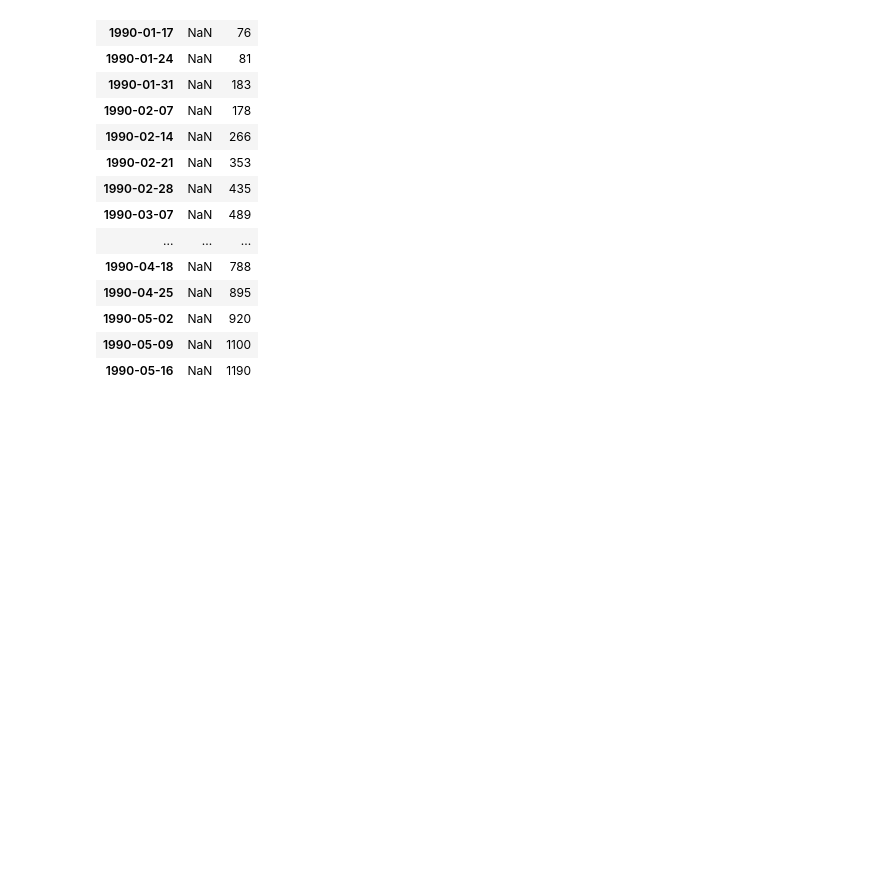
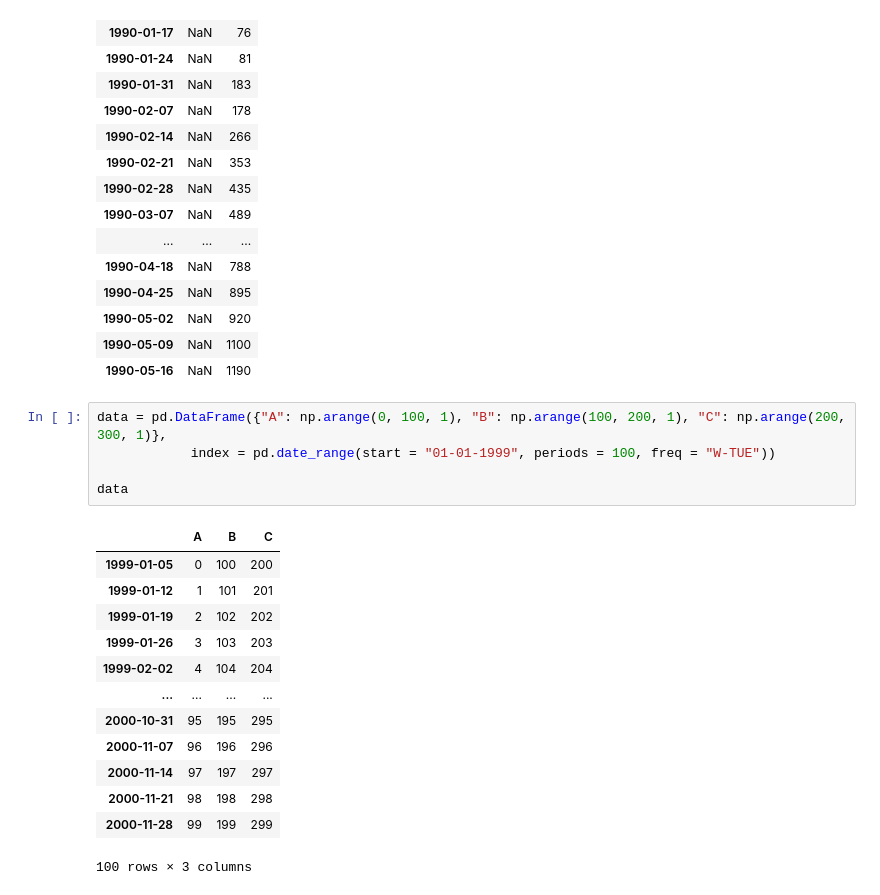
Before and after one commit to anoban/Introduction-to-Data-Science-in-Python, a Jupyter notebook: Anoban/DateTime.ipynb, the cells around one changed output. Cells and saved outputs as stored; diff of their text form; blank space fills up the shorter version.

```diff
--- a/Anoban/DateTime.ipynb
+++ b/Anoban/DateTime.ipynb
@@ -391,3 +391,22 @@ dummy.diff(axis = 1)
 | 1990-05-02 | NaN | 920 |
 | 1990-05-09 | NaN | 1100 |
 | 1990-05-16 | NaN | 1190 |
+# %%
+data = pd.DataFrame({"A": np.arange(0, 100, 1), "B": np.arange(100, 200, 1), "C": np.arange(200, 300, 1)},
+            index = pd.date_range(start = "01-01-1999", periods = 100, freq = "W-TUE"))
+
+data
+# %% [output]
+|  | A | B | C |
+| 1999-01-05 | 0 | 100 | 200 |
+| 1999-01-12 | 1 | 101 | 201 |
+| 1999-01-19 | 2 | 102 | 202 |
+| 1999-01-26 | 3 | 103 | 203 |
+| 1999-02-02 | 4 | 104 | 204 |
+| ... | ... | ... | ... |
+| 2000-10-31 | 95 | 195 | 295 |
+| 2000-11-07 | 96 | 196 | 296 |
+| 2000-11-14 | 97 | 197 | 297 |
+| 2000-11-21 | 98 | 198 | 298 |
+| 2000-11-28 | 99 | 199 | 299 |
+100 rows × 3 columns
```
Also changed, not shown: parts of 6 cells of this notebook, 1 other file.
